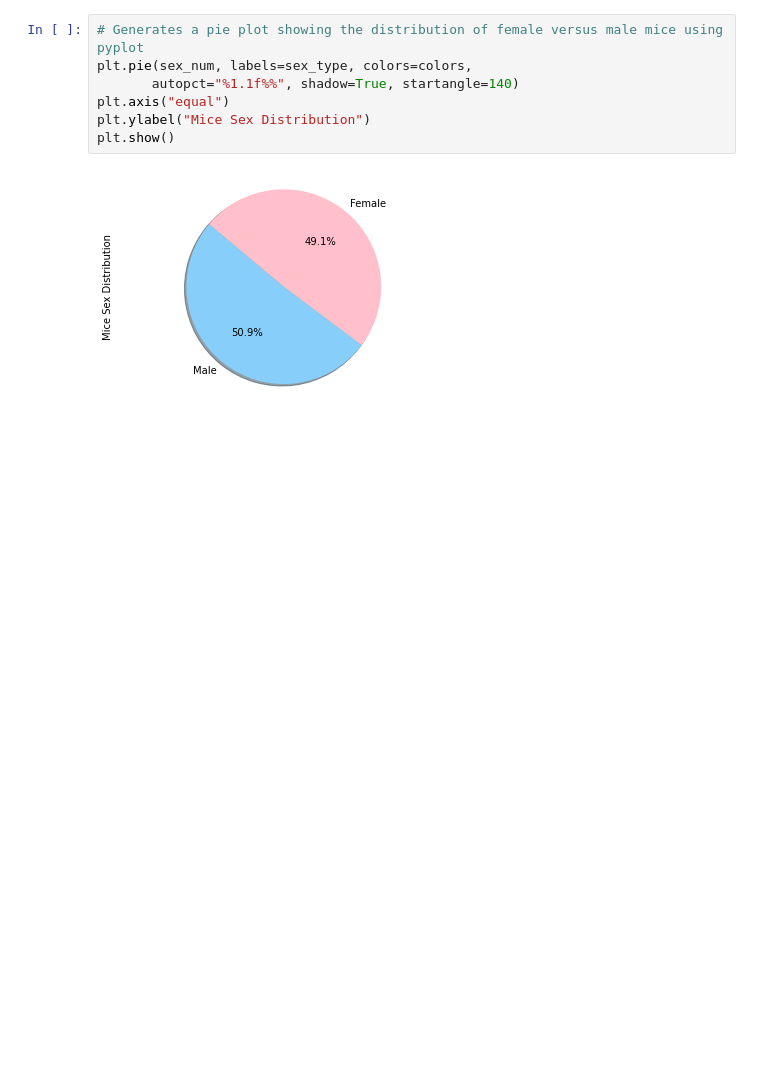
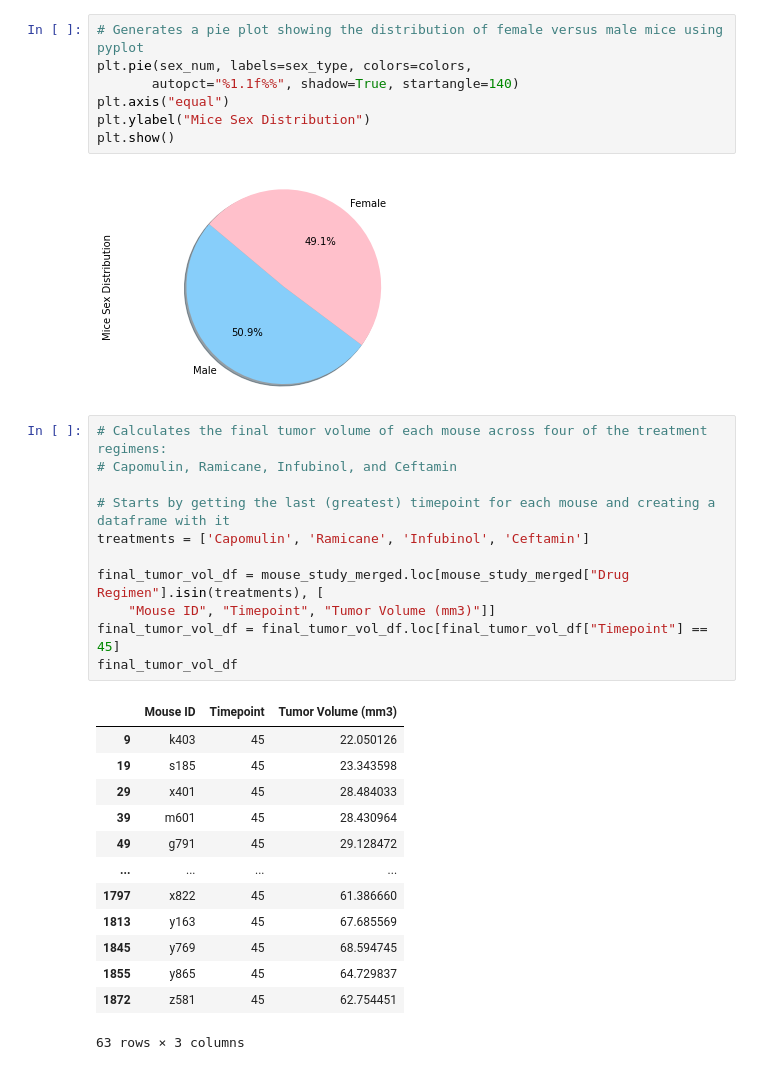
Before and after one commit to doublealogic/matplotlib-challenge, a Jupyter notebook: Pymaceuticals/main.ipynb, the cells around one changed output. Cells and saved outputs as stored; diff of their text form; blank space fills up the shorter version.

```diff
--- a/Pymaceuticals/main.ipynb
+++ b/Pymaceuticals/main.ipynb
@@ -160,3 +162,28 @@ plt.ylabel("Mice Sex Distribution")
 plt.show()
 # %% [output]
 [figure]
+# %%
+# Calculates the final tumor volume of each mouse across four of the treatment regimens:
+# Capomulin, Ramicane, Infubinol, and Ceftamin
+
+# Starts by getting the last (greatest) timepoint for each mouse and creating a dataframe with it
+treatments = ['Capomulin', 'Ramicane', 'Infubinol', 'Ceftamin']
+
+final_tumor_vol_df = mouse_study_merged.loc[mouse_study_merged["Drug Regimen"].isin(treatments), [
+    "Mouse ID", "Timepoint", "Tumor Volume (mm3)"]]
+final_tumor_vol_df = final_tumor_vol_df.loc[final_tumor_vol_df["Timepoint"] == 45]
+final_tumor_vol_df
+# %% [output]
+|  | Mouse ID | Timepoint | Tumor Volume (mm3) |
+| 9 | k403 | 45 | 22.050126 |
+| 19 | s185 | 45 | 23.343598 |
+| 29 | x401 | 45 | 28.484033 |
+| 39 | m601 | 45 | 28.430964 |
+| 49 | g791 | 45 | 29.128472 |
+| ... | ... | ... | ... |
+| 1797 | x822 | 45 | 61.386660 |
+| 1813 | y163 | 45 | 67.685569 |
+| 1845 | y769 | 45 | 68.594745 |
+| 1855 | y865 | 45 | 64.729837 |
+| 1872 | z581 | 45 | 62.754451 |
+63 rows × 3 columns
```
Also changed, not shown: parts of 2 cells of this notebook.
